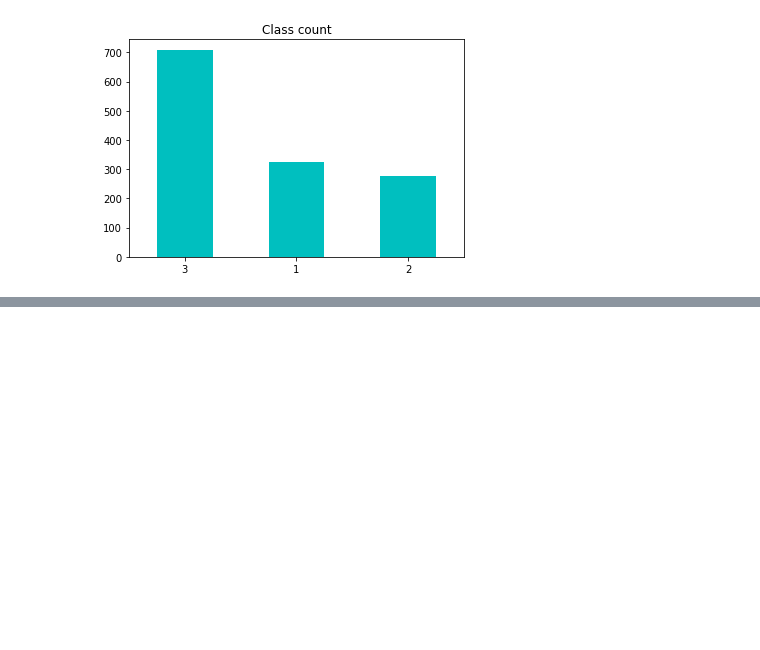
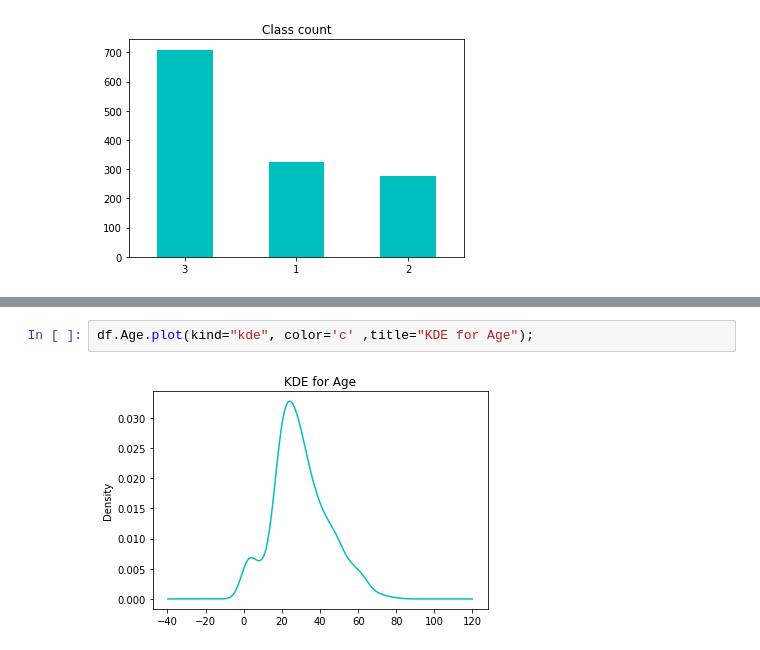
Before and after one commit to sahilucoe/ds_titanic_disaster, a Jupyter notebook: notebooks/EDA_exploring_processing_data.ipynb, the cells around one changed output, grey strips where cells are left out. Cells and saved outputs as stored; diff of their text form; blank space fills up the shorter version.

```diff
--- a/notebooks/EDA_exploring_processing_data.ipynb
+++ b/notebooks/EDA_exploring_processing_data.ipynb
@@ -314,0 +332,4 @@ df.Pclass.value_counts().plot(kind="bar",rot=0,title="Class count",color='c');
+# %%
+df.Age.plot(kind="kde", color='c' ,title="KDE for Age");
+# %% [output]
+[figure, added]
```
Also changed, not shown: parts of 21 cells of this notebook, 1 other file.
